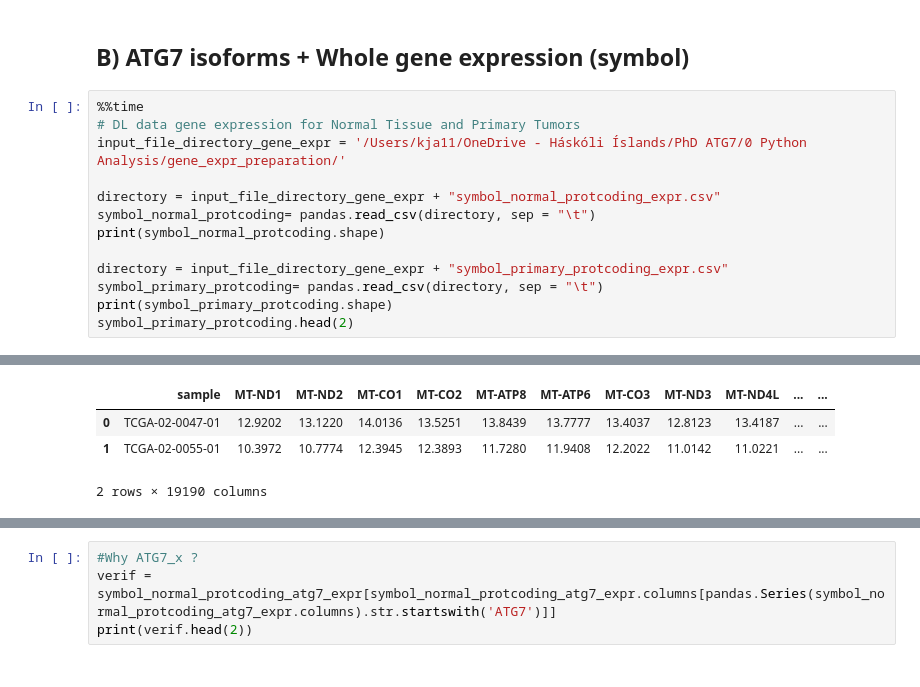
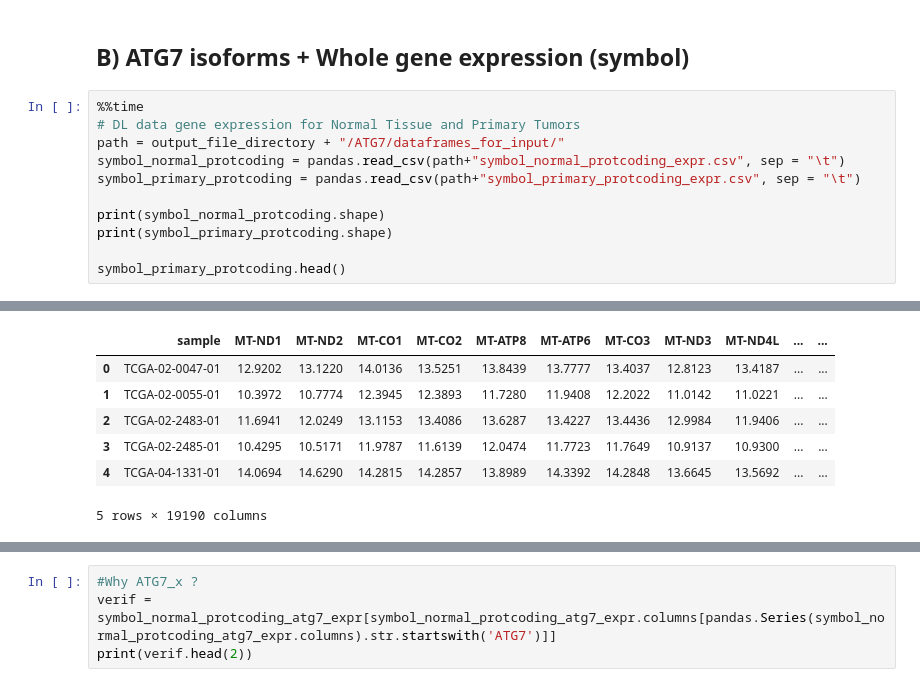
Before and after one commit to Keviosta/Article_short_isoform_ATG7_private, a Jupyter notebook: data_preparation/3_all_organs_ATG7_expression_and_allPGE_preparation.ipynb, the cells around one changed output, grey strips where cells are left out. Saved outputs shown, nothing was run; the diff lists cells and outputs as text.

```diff
--- a/data_preparation/3_all_organs_ATG7_expression_and_allPGE_preparation.ipynb
+++ b/data_preparation/3_all_organs_ATG7_expression_and_allPGE_preparation.ipynb
@@ -97,16 +102,14 @@ ensembl_primary_protcoding_atg7_expr.to_csv(output_file_directory+path+'ensembl_
 # %%
 %%time
 # DL data gene expression for Normal Tissue and Primary Tumors
-input_file_directory_gene_expr = '/Users/kja11/OneDrive - Háskóli Íslands/PhD ATG7/0 Python Analysis/gene_expr_preparation/'
+path = output_file_directory + "/ATG7/dataframes_for_input/"
+symbol_normal_protcoding = pandas.read_csv(path+"symbol_normal_protcoding_expr.csv", sep = "\t")
+symbol_primary_protcoding = pandas.read_csv(path+"symbol_primary_protcoding_expr.csv", sep = "\t")
 
-directory = input_file_directory_gene_expr + "symbol_normal_protcoding_expr.csv"
-symbol_normal_protcoding= pandas.read_csv(directory, sep = "\t")
 print(symbol_normal_protcoding.shape)
+print(symbol_primary_protcoding.shape)
 
-directory = input_file_directory_gene_expr + "symbol_primary_protcoding_expr.csv"
-symbol_primary_protcoding= pandas.read_csv(directory, sep = "\t")
-print(symbol_primary_protcoding.shape)
-symbol_primary_protcoding.head(2)
+symbol_primary_protcoding.head()
 # %% [output]
 (7429, 19190)
 (9185, 19190)
@@ -114,7 +116,10 @@ Wall time: 3min 31s
 |  | sample | MT-ND1 | MT-ND2 | MT-CO1 | MT-CO2 | MT-ATP8 | MT-ATP6 | MT-CO3 | MT-ND3 | MT-ND4L | ... | ... |
 | 0 | TCGA-02-0047-01 | 12.9202 | 13.1220 | 14.0136 | 13.5251 | 13.8439 | 13.7777 | 13.4037 | 12.8123 | 13.4187 | ... | ... |
 | 1 | TCGA-02-0055-01 | 10.3972 | 10.7774 | 12.3945 | 12.3893 | 11.7280 | 11.9408 | 12.2022 | 11.0142 | 11.0221 | ... | ... |
+| 2 | TCGA-02-2483-01 | 11.6941 | 12.0249 | 13.1153 | 13.4086 | 13.6287 | 13.4227 | 13.4436 | 12.9984 | 11.9406 | ... | ... |
+| 3 | TCGA-02-2485-01 | 10.4295 | 10.5171 | 11.9787 | 11.6139 | 12.0474 | 11.7723 | 11.7649 | 10.9137 | 10.9300 | ... | ... |
+| 4 | TCGA-04-1331-01 | 14.0694 | 14.6290 | 14.2815 | 14.2857 | 13.8989 | 14.3392 | 14.2848 | 13.6645 | 13.5692 | ... | ... |
-2 rows × 19190 columns
+5 rows × 19190 columns
 # %%
 #Preparation of the global dataframe with ATG7 isoform expression AND whole gene expression
 data = [[symbol_normal_protcoding, df_ATG7_Normal], [symbol_primary_protcoding, df_ATG7_Primary]]
```
Also changed, not shown: parts of 10 cells of this notebook, 1 other file.
